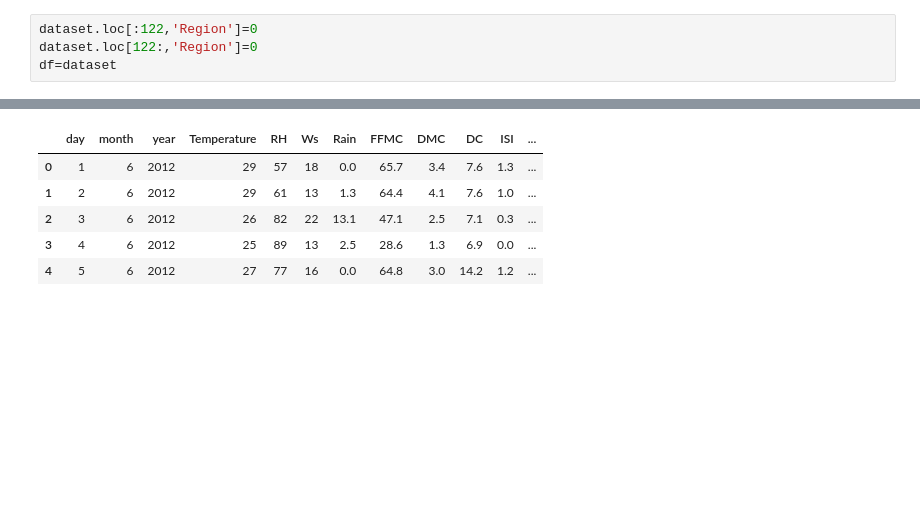
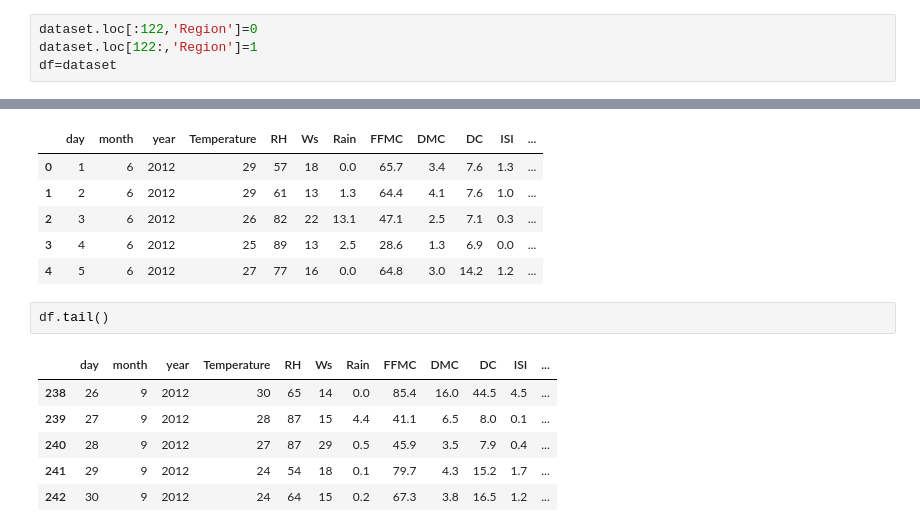
Before and after one commit to AmirHashmi017/MachineLearning-DeepLearning-NLP, a Jupyter notebook: Machine Learning/Ridge,Lasso And Elasticnet Algorithms/Ridge Lassso Elastic Regression Practicals/Ridge, Lasso Regression Implementation.ipynb, the cells around one changed output, grey strips where cells are left out. Saved outputs shown, nothing was run; the diff lists cells and outputs as text; blank space fills up the shorter version.

```diff
--- a/Machine Learning/Ridge,Lasso And Elasticnet Algorithms/Ridge Lassso Elastic Regression Practicals/Ridge, Lasso Regression Implementation.ipynb
+++ b/Machine Learning/Ridge,Lasso And Elasticnet Algorithms/Ridge Lassso Elastic Regression Practicals/Ridge, Lasso Regression Implementation.ipynb
@@ -106,7 +106,7 @@ The dataset is converted into two sets based on Region from 122th index, we can
 Add new column with region
 # %%
 dataset.loc[:122,'Region']=0
-dataset.loc[122:,'Region']=0
+dataset.loc[122:,'Region']=1
 df=dataset
 # %%
 # Convert Region into int
@@ -301,3 +301,12 @@ df.head()
 | 2 | 3 | 6 | 2012 | 26 | 82 | 22 | 13.1 | 47.1 | 2.5 | 7.1 | 0.3 | ... |
 | 3 | 4 | 6 | 2012 | 25 | 89 | 13 | 2.5 | 28.6 | 1.3 | 6.9 | 0.0 | ... |
 | 4 | 5 | 6 | 2012 | 27 | 77 | 16 | 0.0 | 64.8 | 3.0 | 14.2 | 1.2 | ... |
+# %%
+df.tail()
+# %% [output]
+|  | day | month | year | Temperature | RH | Ws | Rain | FFMC | DMC | DC | ISI | ... |
+| 238 | 26 | 9 | 2012 | 30 | 65 | 14 | 0.0 | 85.4 | 16.0 | 44.5 | 4.5 | ... |
+| 239 | 27 | 9 | 2012 | 28 | 87 | 15 | 4.4 | 41.1 | 6.5 | 8.0 | 0.1 | ... |
+| 240 | 28 | 9 | 2012 | 27 | 87 | 29 | 0.5 | 45.9 | 3.5 | 7.9 | 0.4 | ... |
+| 241 | 29 | 9 | 2012 | 24 | 54 | 18 | 0.1 | 79.7 | 4.3 | 15.2 | 1.7 | ... |
+| 242 | 30 | 9 | 2012 | 24 | 64 | 15 | 0.2 | 67.3 | 3.8 | 16.5 | 1.2 | ... |
```
